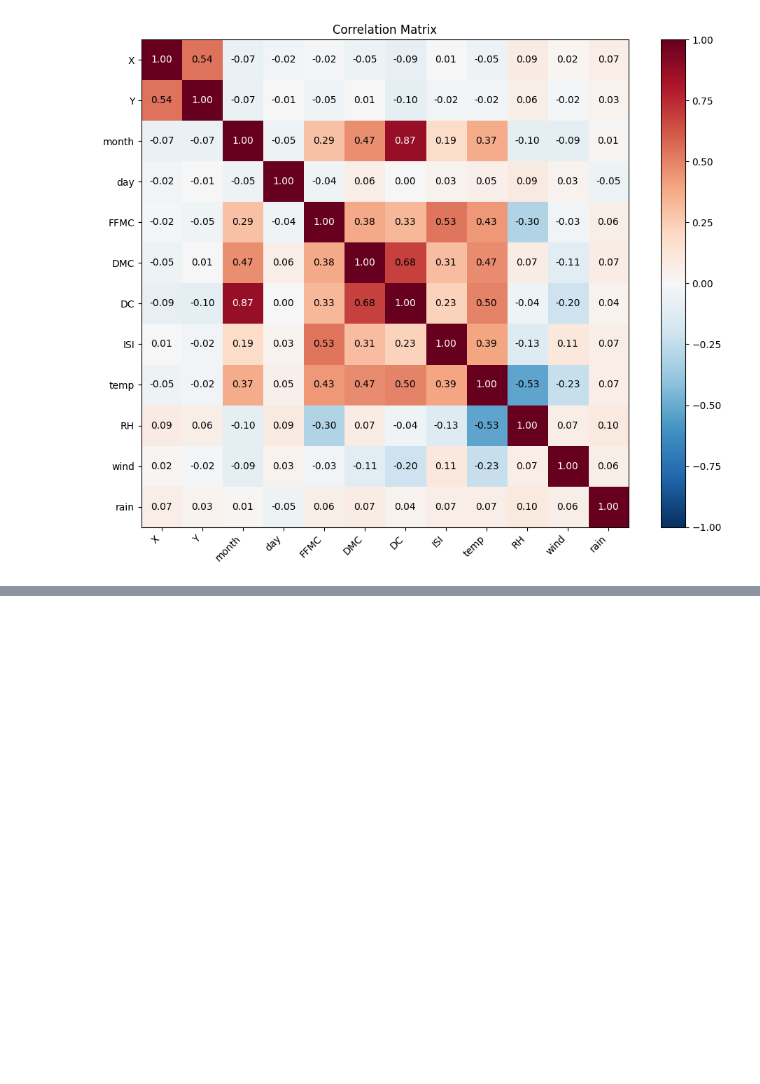
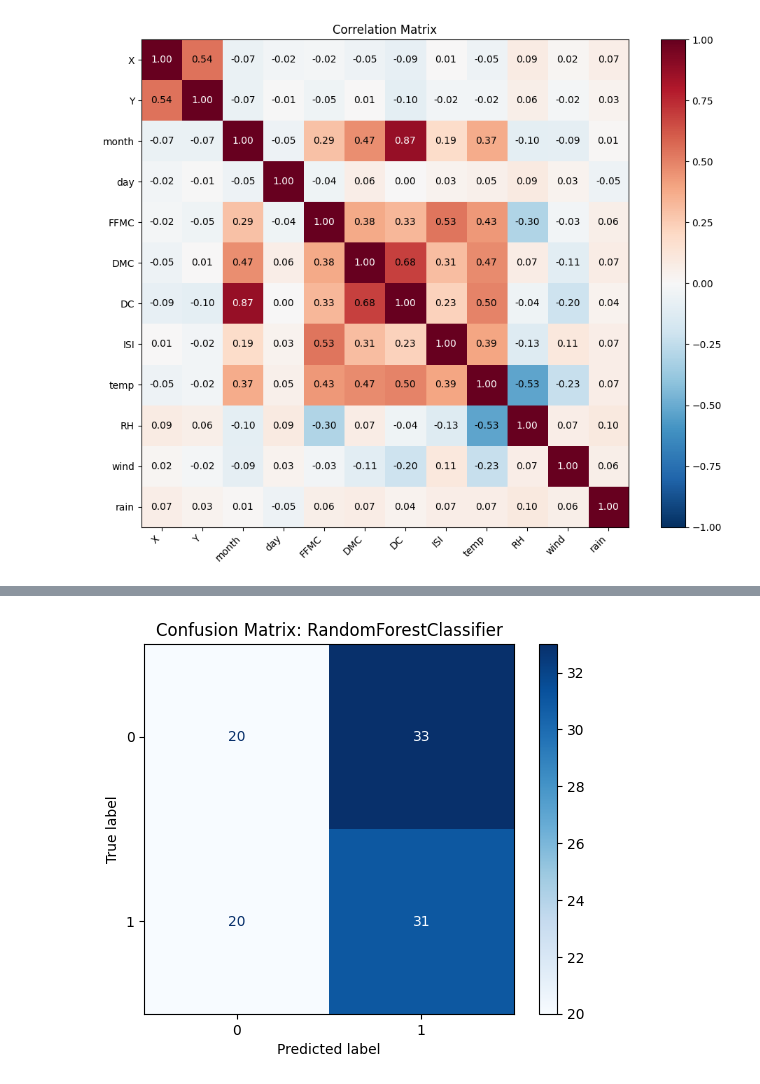
Before and after one commit to imivi/ml-examples, a Jupyter notebook: docs/hurdle_forestfires.ipynb, the cells around one changed output, grey strips where cells are left out. Drawn from its saved outputs; the diff is of its cells as text; code cells hidden in the pictures; blank space fills up the shorter version.

```diff
--- a/docs/hurdle_forestfires.ipynb
+++ b/docs/hurdle_forestfires.ipynb
@@ -333,17 +450,16 @@ Name: area, Length: 222, dtype: float64
 from sklearn.model_selection import GridSearchCV
 from sklearn.ensemble import RandomForestClassifier
 
-clf_model = RandomForestClassifier()
-param_grid_clf = {
+param_grid = {
     'n_estimators': [50, 100, 200],
     'max_depth': [5, 10, None],
     'min_samples_leaf': [1, 2, 4],
     # 'class_weight': ['balanced'] # Important if 'fire' vs 'no fire' is imbalanced
 }
 
-grid_clf = GridSearchCV(clf_model, param_grid_clf, cv=5)
-grid_clf.fit(X_train_class, y_train_class)
+grid_search = GridSearchCV(RandomForestClassifier(), param_grid, cv=5)
+grid_search.fit(X_train_class, y_train_class)
 
-print(f"Best Classifier Params: {grid_clf.best_params_}")
-best_clf = grid_clf.best_estimator_
+print(f"Best params:", grid_search.best_params_)
+print(f"Best score:", grid_search.best_score_)
 # %% [output]
@@ -368,0 +488,11 @@ Best Regressor Params: {'max_depth': 10, 'min_samples_leaf': 4, 'n_estimators':
+# %%
+# Train classifier
+
+best_params = {'max_depth': 5, 'min_samples_leaf': 4, 'n_estimators': 100}
+
+model = RandomForestClassifier(**best_params)
+model.fit(X_train_class, y_train_class)
+y_pred_class = model.predict(X_test)
+
+# Check score
+get_classification_report(y_test_class, y_pred_class)
@@ -368,0 +506,4 @@ Best Regressor Params: {'max_depth': 10, 'min_samples_leaf': 4, 'n_estimators':
+# %%
+show_confusion_matrix(model, y_test_class, y_pred_class)
+# %% [output]
+[figure, added]
```
Also changed, not shown: parts of 22 cells of this notebook, 3 other files.
